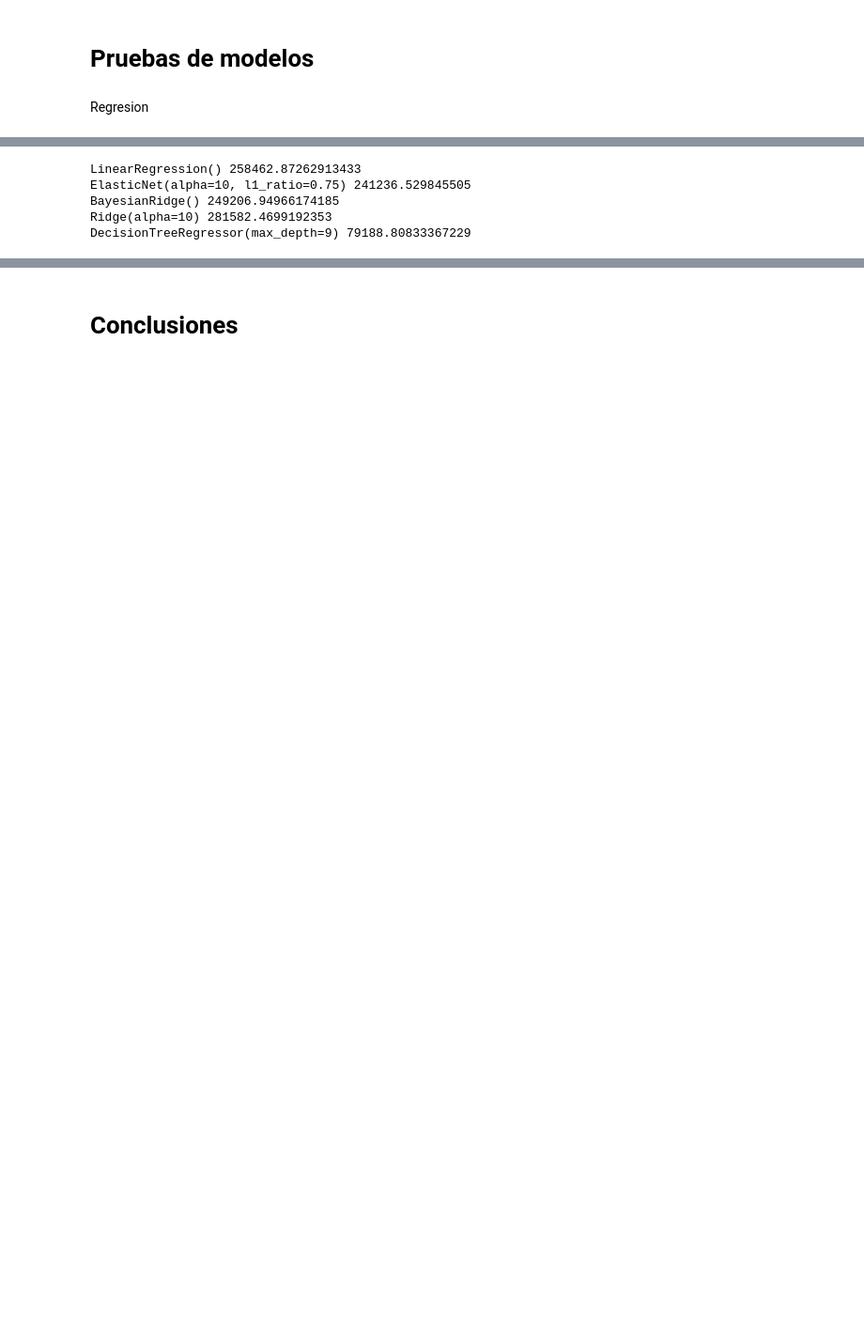
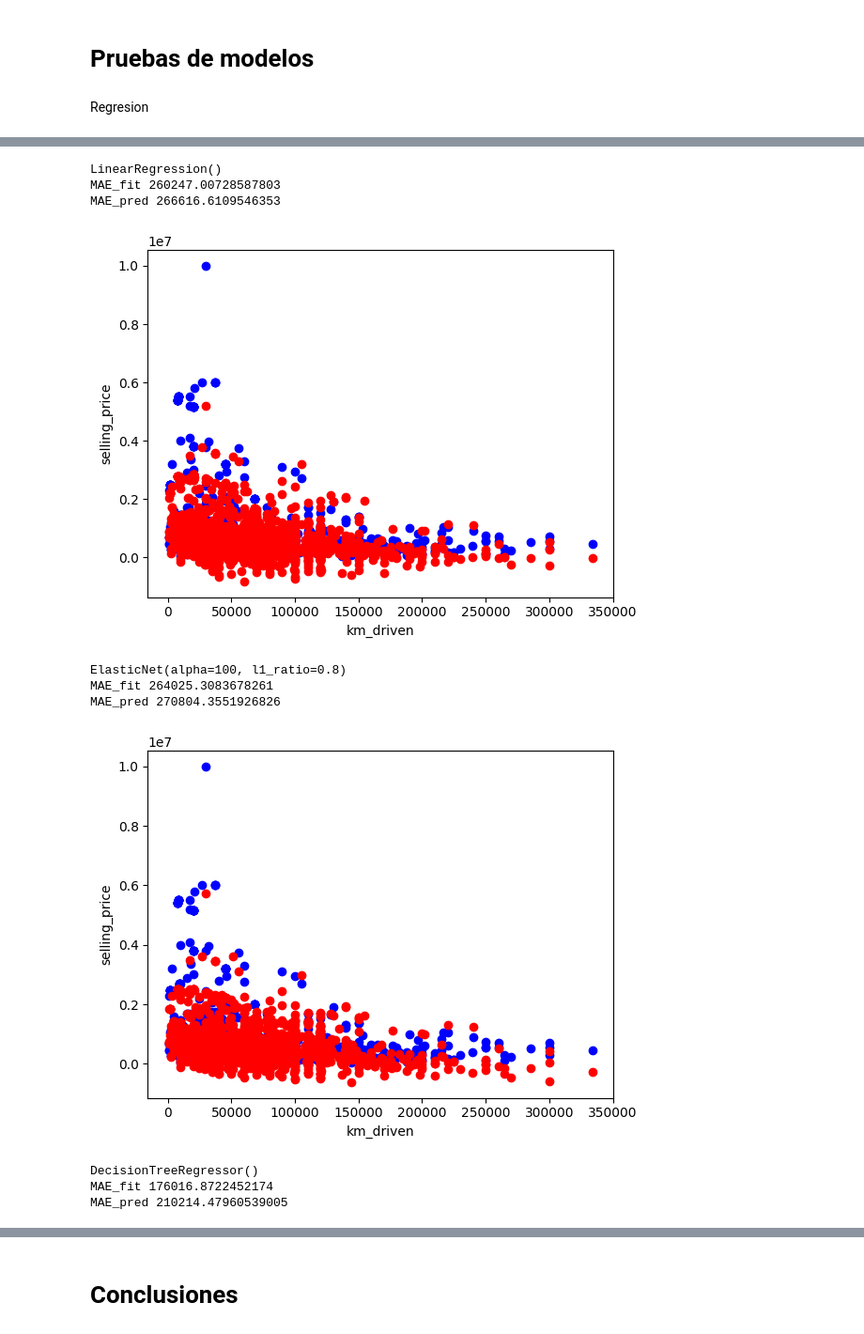
Before and after one commit to Sergio3d/CD-Core, a Jupyter notebook: tema3/practica_regresion_Primera Parte.ipynb, the cells around one changed output, grey strips where cells are left out. Shown: that part at 94% size. Drawn from its saved outputs; the diff is of its cells as text; code cells hidden in the pictures; blank space fills up the shorter version.

```diff
--- a/tema3/practica_regresion_Primera Parte.ipynb
+++ b/tema3/practica_regresion_Primera Parte.ipynb
@@ -258,13 +264,12 @@ def paint(data_real, data_pred):
     plt.show()
 # %%
 from sklearn.preprocessing import PolynomialFeatures
-n_fit = 6500
+n_fit = 5000
 
-columns = ['year','km_driven','mileage','engine','max_power','torque','seats','RPM','fuel_encode','seller_type_encode','owner_encode','marca_encode','Automatic/Manual']
 # print(train_df[columns].head(20))
 # print(train_df[columns].sample(frac=1).reset_index().head(20))
 train_df = train_df.sample(frac=1).reset_index()
-X = train_df[columns]
+X = train_df
 y = train_df['selling_price']
 Y_fit = y[:n_fit]
 Y_compare = y[n_fit:]
@@ -277,56 +297,69 @@ Regresion
 # %%
+import statistics
 from sklearn.linear_model import LinearRegression, ElasticNet, BayesianRidge, ARDRegression, Ridge
 from sklearn.tree import DecisionTreeRegressor
 from sklearn.neighbors import KNeighborsRegressor
 from sklearn.neural_network import MLPRegressor
 from sklearn.datasets import make_regression
 from sklearn.model_selection import train_test_split
 from sklearn.metrics import mean_absolute_error, mean_squared_error
 from sklearn.model_selection import cross_val_score
 
 data_real = train_df['selling_price'][n_fit:]
 Regressors = []
 Regressors.append(LinearRegression())
-Regressors.append(ElasticNet(alpha=10, l1_ratio=0.75))
-Regressors.append(BayesianRidge())
-Regressors.append(Ridge(alpha=10))
+# Regressors.append(ElasticNet())
+# for a in range(1, 500, 100):
+Regressors.append(ElasticNet(alpha=100, l1_ratio=0.8))
+# Regressors.append(BayesianRidge())
+# Regressors.append(Ridge(alpha=10))
 # for i in range(20,50):
-Regressors.append(DecisionTreeRegressor(max_depth=9))
+Regressors.append(DecisionTreeRegressor())
 # Regressors.append(KNeighborsRegressor(n_neighbors=3))
 # Regressors.append(KNeighborsRegressor(n_neighbors=6))
+MAE_fit=[]
+MAE_pred=[]
 
-for regr in Regressors:
-    MAE=0
+for r in Regressors:
     for i in range(10):
+        regr = r
         train_df = train_df.sample(frac=1).reset_index(drop=True)
-        X_fit = train_df[columns][:n_fit]
+        X_fit = train_df[:n_fit].drop('selling_price', axis=1)
         Y_fit = train_df['selling_price'][:n_fit]
-        X_pred = train_df[columns][n_fit:]
+        X_pred = train_df[n_fit:].drop('selling_price', axis=1)
         data_real = train_df['selling_price'][n_fit:]
         data_pred  = regr.fit(X_fit, Y_fit).predict(X_pred)
+        data_pred_fit = regr.fit(X_fit, Y_fit).predict(X_fit)
         # print(mean_absolute_error(data_real, data_pred))
-        if MAE==0:
-            MAE = mean_absolute_error(data_real, data_pred)
-        else:
-            MAE= (mean_absolute_error(data_real, data_pred)+MAE)/2
-    print(regr, MAE)
-   # print("MAE: ", mean_absolute_error(data_real, data_pred))
-    # print("MSE: ", mean_squared_error(data_real, data_pred))
-    # print("RMSE: ", mean_squared_error(data_real, data_pred, squared=False))
+        MAE_pred.append(mean_absolute_error(data_real, data_pred))
+        MAE_fit.append(mean_absolute_error(Y_fit, data_pred_fit))
+        # print("MAE: ", mean_absolute_error(data_real, data_pred))
+        # print("MSE: ", mean_squared_error(data_real, data_pred))
+        # print("RMSE: ", mean_squared_error(data_real, data_pred, squared=False))
+    print(regr)
+    print('MAE_fit', statistics.mean(MAE_fit))
+    print('MAE_pred', statistics.mean(MAE_pred))
+    # print(regr, statistics.stdev(MAE))
     # print(cross_val_score(regr, X_fit, Y_fit, cv=5, scoring='neg_mean_squared_error'))
-    # print(regr.coef_)
+        # # print(regr.coef_)
     # paint(data_real, data_pred)
-    # plt.scatter(train_df['year'][n_fit:],data_real, color='b')
-    # plt.scatter(train_df['year'][n_fit:],data_pred, color='r')
+    plt.scatter(train_df['km_driven'][n_fit:],data_real, color='b')
+    plt.scatter(train_df['km_driven'][n_fit:],data_pred, color='r')
 
-    # # Agregar etiquetas y título
-    # plt.xlabel('km_driven')
-    # plt.ylabel('selling_price')
-    # # Mostrar la gráfica
-    # plt.show()
+    # Agregar etiquetas y título
+    plt.xlabel('km_driven')
+    plt.ylabel('selling_price')
+    # Mostrar la gráfica
+    plt.show()
 # %% [output]
-LinearRegression() 258462.87262913433
-ElasticNet(alpha=10, l1_ratio=0.75) 241236.529845505
-BayesianRidge() 249206.94966174185
-Ridge(alpha=10) 281582.4699192353
-DecisionTreeRegressor(max_depth=9) 79188.80833367229
+LinearRegression()
+MAE_fit 260247.00728587803
+MAE_pred 266616.6109546353
+[figure, added]
+ElasticNet(alpha=100, l1_ratio=0.8)
+MAE_fit 264025.3083678261
+MAE_pred 270804.3551926826
+[figure, added]
+DecisionTreeRegressor()
+MAE_fit 176016.8722452174
+MAE_pred 210214.47960539005
```
Also changed, not shown: parts of 11 cells of this notebook.
